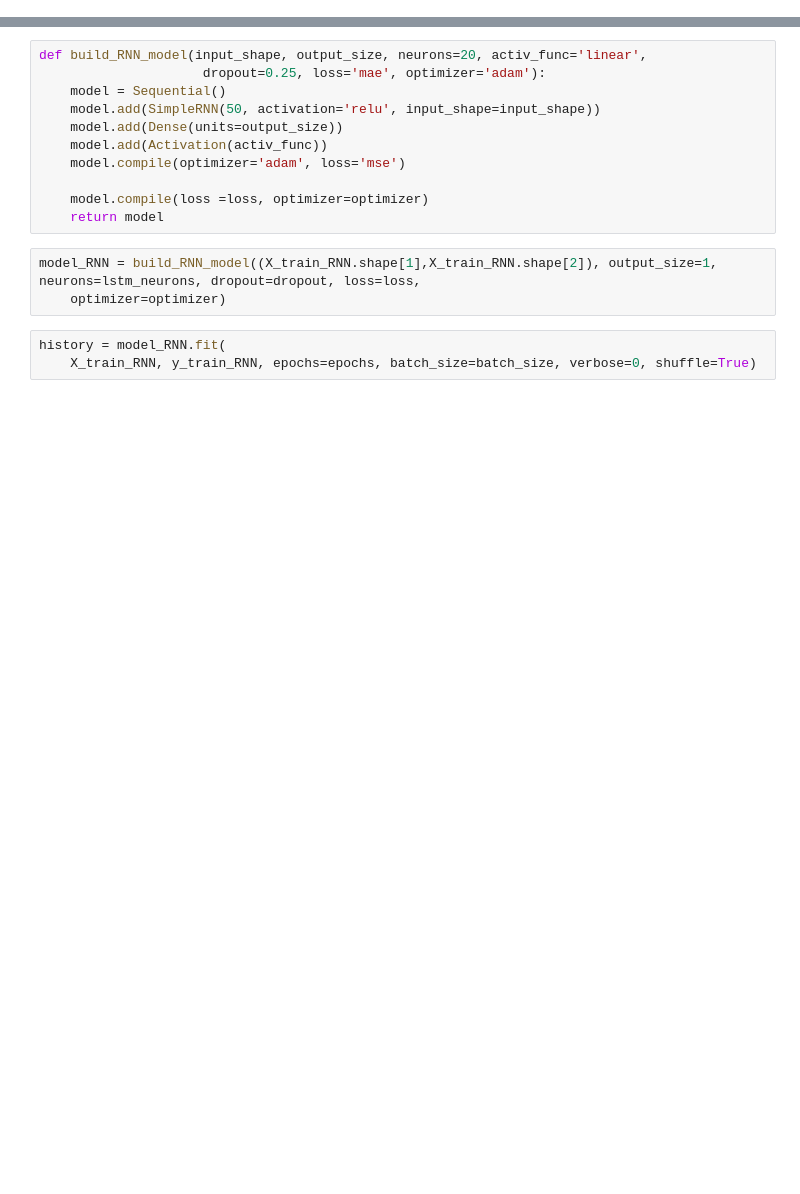
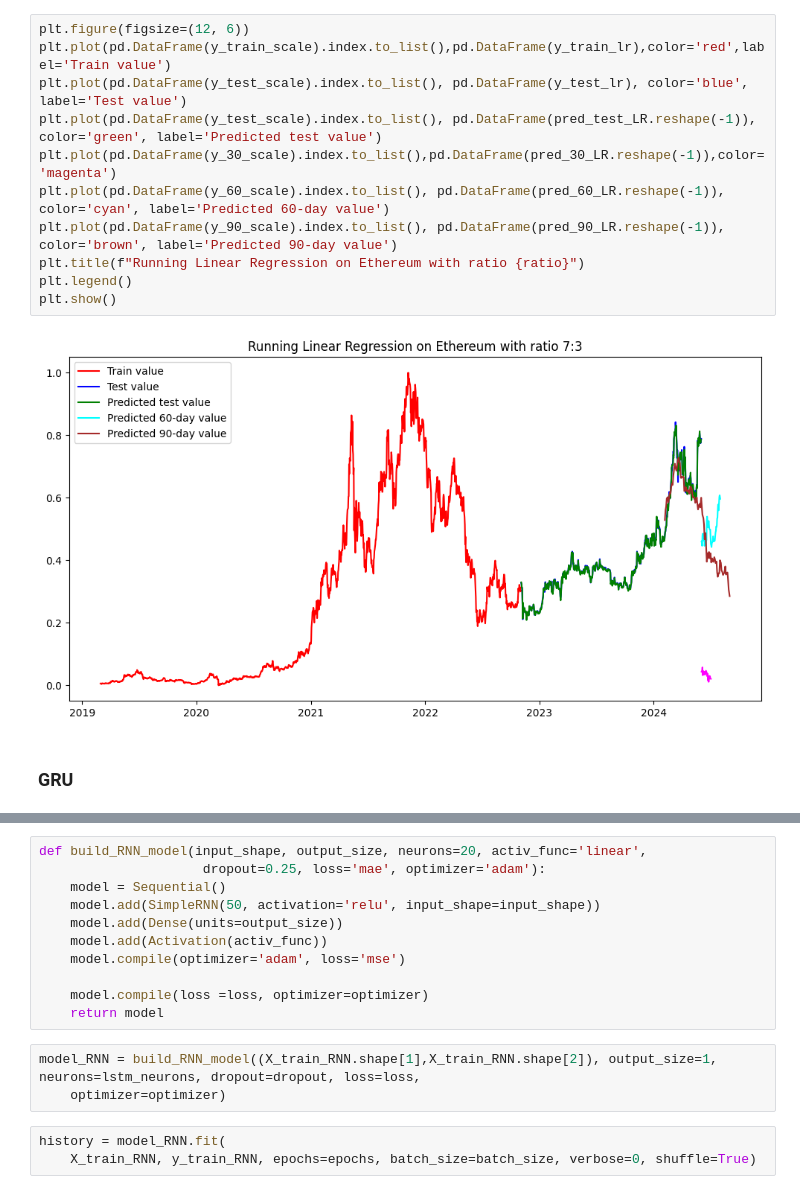
Before and after one commit to vmhoang1703/IS403-Project-Group13, a Jupyter notebook: Ethereum/ETH_7_3.ipynb, the cells around one changed output, grey strips where cells are left out. Saved outputs shown, nothing was run; the diff lists cells and outputs as text; blank space fills up the shorter version.

```diff
--- a/Ethereum/ETH_7_3.ipynb
+++ b/Ethereum/ETH_7_3.ipynb
@@ -621,0 +248,15 @@ X_90_RNN = X_90_scale.values.reshape((X_90_scale.shape[0], 1, X_90_scale.shape[1
+# %%
+plt.figure(figsize=(12, 6))
+plt.plot(pd.DataFrame(y_train_scale).index.to_list(),pd.DataFrame(y_train_lr),color='red',label='Train value')
+plt.plot(pd.DataFrame(y_test_scale).index.to_list(), pd.DataFrame(y_test_lr), color='blue', label='Test value')
+plt.plot(pd.DataFrame(y_test_scale).index.to_list(), pd.DataFrame(pred_test_LR.reshape(-1)), color='green', label='Predicted test value')
+plt.plot(pd.DataFrame(y_30_scale).index.to_list(),pd.DataFrame(pred_30_LR.reshape(-1)),color='magenta')
+plt.plot(pd.DataFrame(y_60_scale).index.to_list(), pd.DataFrame(pred_60_LR.reshape(-1)), color='cyan', label='Predicted 60-day value')
+plt.plot(pd.DataFrame(y_90_scale).index.to_list(), pd.DataFrame(pred_90_LR.reshape(-1)), color='brown', label='Predicted 90-day value')
+plt.title(f"Running Linear Regression on Ethereum with ratio {ratio}")
+plt.legend()
+plt.show()
+# %% [output]
+[figure, added]
+# %% [markdown]
+### GRU ###
```
Also changed, not shown: parts of 209 cells of this notebook.
